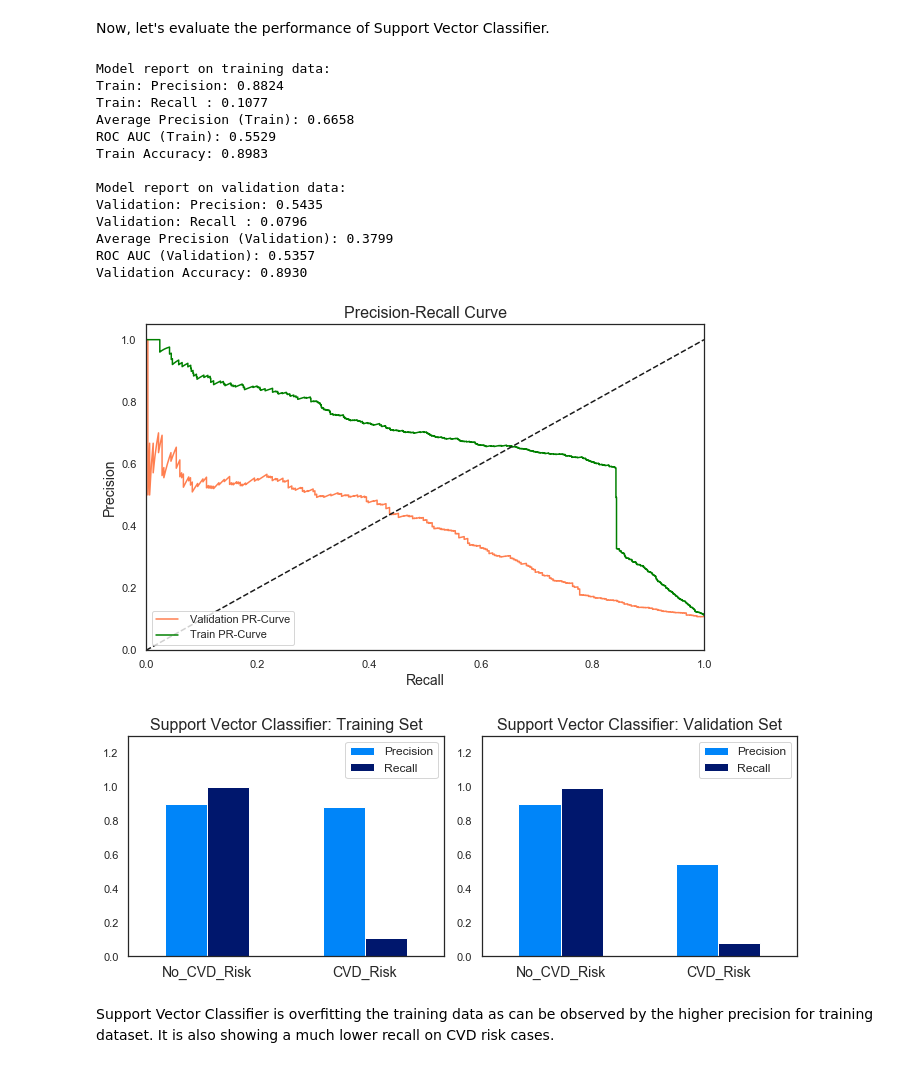
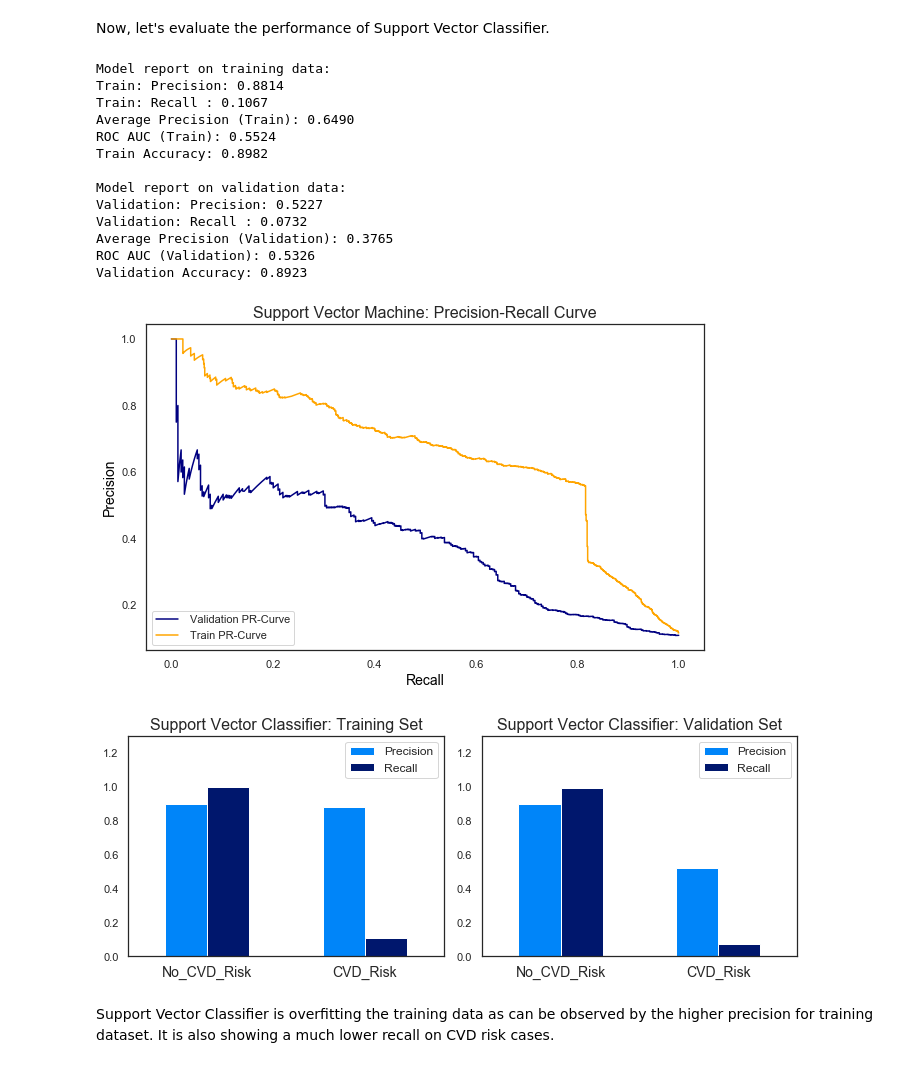
Before and after one commit to richasethi3/CVD_Prediction, a Jupyter notebook: 03_Preprocessing_and_Training/CVD_Prediction_Preprocessing_and_Training.ipynb, the cells around one changed output. Drawn from its saved outputs; the diff is of its cells as text; code cells hidden in the pictures.

```diff
--- a/03_Preprocessing_and_Training/CVD_Prediction_Preprocessing_and_Training.ipynb
+++ b/03_Preprocessing_and_Training/CVD_Prediction_Preprocessing_and_Training.ipynb
@@ -182,9 +194,8 @@ Percent heldout for testing: 20.0 %
 #that need scaling
 to_scale = ['age', 'sysbp', 'diabp', 'bmi', 'hdl', 'trigly','ldl']
 not_to_scale = ['gender', 'pulse_cat', 'waistcircum_cat', 'diabetes_cat', 'kidney_cat',
-                'family_history_cat', 'smoking_cat', 'age_cat_20s', 'age_cat_30s',
-                'age_cat_40s', 'age_cat_50s', 'age_cat_60s', 'age_cat_70s & above',
-                'ethnicity_cat_Black', 'ethnicity_cat_Hispanic', 'ethnicity_cat_Mexican',
+                'family_history_cat', 'smoking_cat', 'ethnicity_cat_Black',
+                'ethnicity_cat_Hispanic', 'ethnicity_cat_Mexican',
                 'ethnicity_cat_Other', 'ethnicity_cat_White','income_cat_lower middle',
                 'income_cat_lowest', 'income_cat_middle & over']
 # %%
@@ -291,0 +284,14 @@ f1_score: 0.0954
+# %%
+from sklearn.dummy import DummyClassifier
+dummy_cl = DummyClassifier()
+dummy_cl.fit(X_train, y_train)
+y_pred_prob = dummy_cl.predict(X_val)
+y_pred = dummy_cl.predict(X_val)
+
+fp_tp_dummy = roc_curve(y_val, y_pred)
+plt.plot(fp_tp_dummy[0], fp_tp_dummy[1], color='navy',label='ROC curve (area = %0.2f)' %(auc(fp_tp_dummy[0], fp_tp_dummy[1])))
+plt.xlabel('False Positive Rate', color='black', fontsize=12)
+plt.ylabel('True Positive Rate', color='black', fontsize=12)
+plt.title('Receiver operating characteristic for Dummy Classifier', color='black', fontsize=12)
+plt.legend(loc="lower right")
+plt.show()
@@ -310,7 +338,7 @@ For an imbalanced classification problem, there are a number of metrics to consi
 - F1 Score: Harmonic mean of precision and recall
 - Precision Recall Area Under the Curve (PR AUC): shows the tradeoff between precision and recall for different thresholds.
 # %%
-def model_fit(alg, X_train, X_val, y_train, y_val, plot=True):
+def model_fit(alg, X_train, X_val, y_train, y_val, title, plot=True):
 
     #fit the algorithm on the data
     alg.fit(X_train, y_train)
@@ -352,14 +380,11 @@ def model_fit(alg, X_train, X_val, y_train, y_val, plot=True):
 
     if plot:
         plt.figure(figsize=(10,6))
-        plt.plot(recall_val, precision_val, color='coral',label=' Validation PR-Curve')
-        plt.plot(recall_train, precision_train, color='green',label=' Train PR-Curve')
-        plt.plot([0, 1], [0, 1], 'k--')
-        plt.xlim([0.0, 1.0])
-        plt.ylim([0.0, 1.05])
-        plt.xlabel('Recall', fontsize=14)
-        plt.ylabel('Precision', fontsize=14)
-        plt.title('Precision-Recall Curve', fontsize=16)
+        plt.plot(recall_val, precision_val, color='navy',label=' Validation PR-Curve')
+        plt.plot(recall_train, precision_train, color='orange',label=' Train PR-Curve')
+        plt.xlabel('Recall', color='black', fontsize=14)
+        plt.ylabel('Precision', color='black', fontsize=14)
+        plt.title(title, fontsize=16)
         plt.legend(loc="lower left")
         plt.show()
 # %%
@@ -394,7 +419,7 @@ Let's use logistic regression in order to see baseline performance on this probl
 # %%
 #fit logistic regression and predict y
 lr = LogisticRegression(random_state=42)
-model_fit(lr, X_train, X_val, y_train, y_val)
+model_fit(lr, X_train, X_val, y_train, y_val, 'Logistic Regression: Precision-Recall Curve')
 
 fig = plt.figure(figsize=(10,4))
 ax = fig.add_subplot(1,2,1)
@@ -427,29 +452,29 @@ Now, let's evaluate the performance of Support Vector Classifier.
 # %%
 #fit support vector classifier and predict y
 svc = SVC(random_state=42, probability=True)
-model_fit(svc,X_train, X_val, y_train, y_val, True)
+model_fit(svc,X_train, X_val, y_train, y_val, 'Support Vector Machine: Precision-Recall Curve', True)
 
 fig = plt.figure(figsize=(10,4))
 ax = fig.add_subplot(1,2,1)
 plot_results(y_train,svc.predict(X_train),'Support Vector Classifier: Training Set')
 ax = fig.add_subplot(1,2,2)
 plot_results(y_val,svc.predict(X_val),'Support Vector Classifier: Validation Set')
 # %% [output]
 Model report on training data:
-Train: Precision: 0.8824
-Train: Recall : 0.1077
-Average Precision (Train): 0.6658
-ROC AUC (Train): 0.5529
-Train Accuracy: 0.8983
+Train: Precision: 0.8814
+Train: Recall : 0.1067
+Average Precision (Train): 0.6490
+ROC AUC (Train): 0.5524
+Train Accuracy: 0.8982
 
 Model report on validation data:
-Validation: Precision: 0.5435
-Validation: Recall : 0.0796
-Average Precision (Validation): 0.3799
-ROC AUC (Validation): 0.5357
-Validation Accuracy: 0.8930
+Validation: Precision: 0.5227
+Validation: Recall : 0.0732
+Average Precision (Validation): 0.3765
+ROC AUC (Validation): 0.5326
+Validation Accuracy: 0.8923
-[figure, old version]
+[figure, new version]
-[figure, old version]
+[figure, new version]
 # %% [markdown]
 Support Vector Classifier is overfitting the training data as can be observed by the higher precision for training dataset. It is also showing a much lower recall on CVD risk cases.
 # %% [markdown]
```
Also changed, not shown: parts of 51 cells of this notebook, 1 other file.
